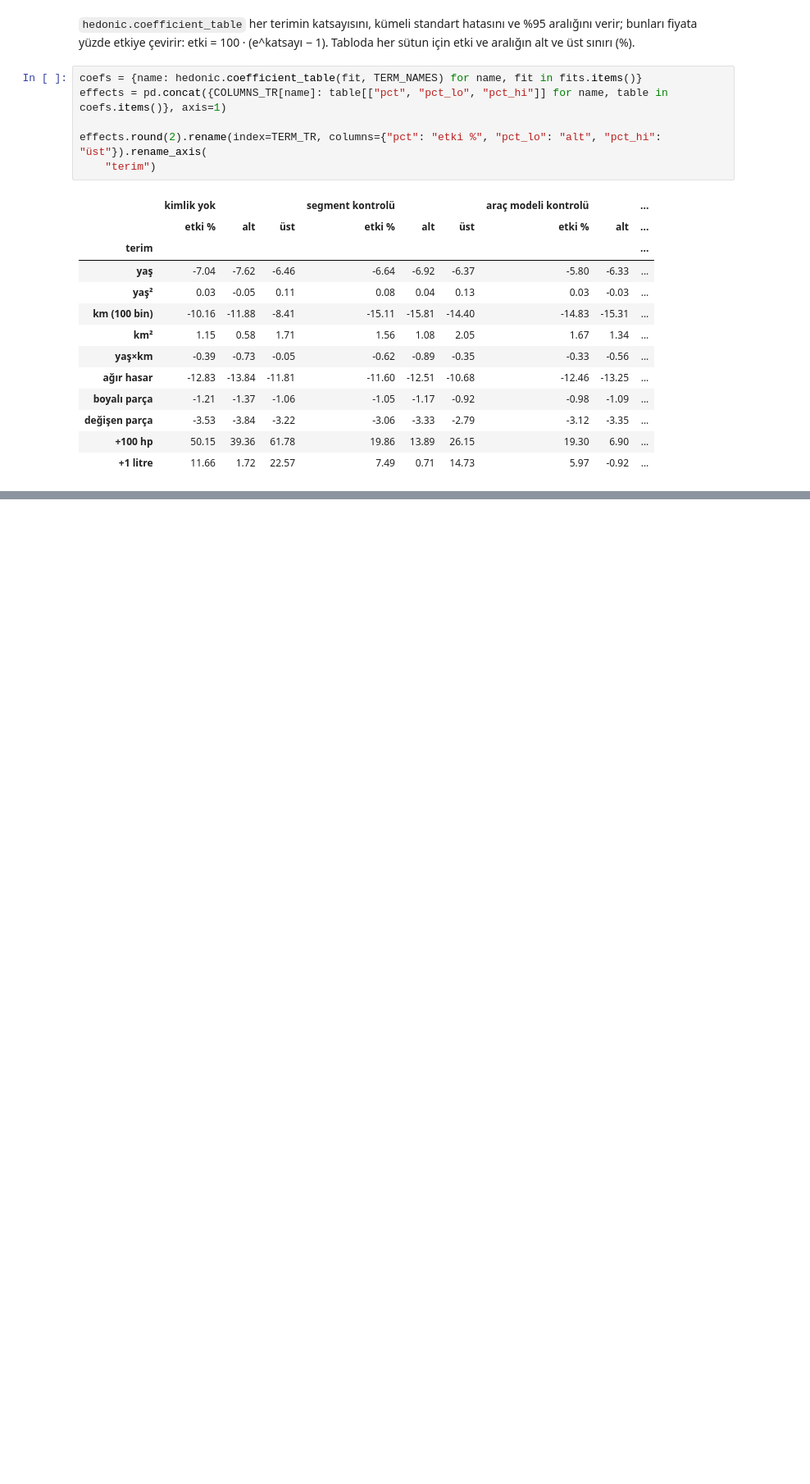
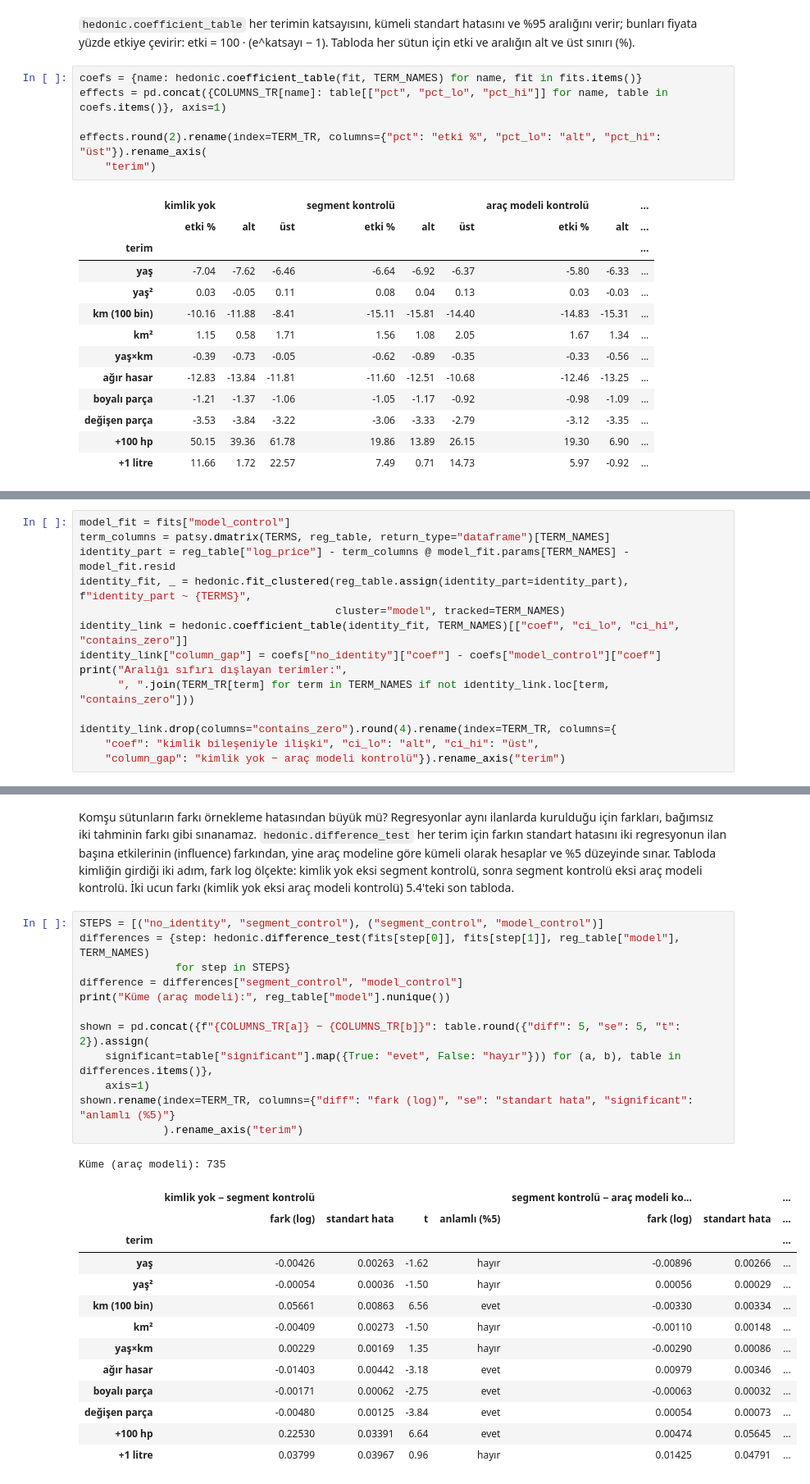
Before and after one commit to sadik-coban/car-price-prediction-pipeline, a Jupyter notebook: notebooks/2_what_drives_price.ipynb, the cells around one changed output, grey strips where cells are left out. Shown at 82% size. Drawn from its saved outputs; the diff is of its cells as text; blank space fills up the shorter version.

```diff
--- a/notebooks/2_what_drives_price.ipynb
+++ b/notebooks/2_what_drives_price.ipynb
@@ -1042,0 +803,14 @@ kalan kısım; iki katsayı birlikte okunmalı, birimleri farklı olduğu için
+# %%
+model_fit = fits["model_control"]
+term_columns = patsy.dmatrix(TERMS, reg_table, return_type="dataframe")[TERM_NAMES]
+identity_part = reg_table["log_price"] - term_columns @ model_fit.params[TERM_NAMES] - model_fit.resid
+identity_fit, _ = hedonic.fit_clustered(reg_table.assign(identity_part=identity_part), f"identity_part ~ {TERMS}",
+                                        cluster="model", tracked=TERM_NAMES)
+identity_link = hedonic.coefficient_table(identity_fit, TERM_NAMES)[["coef", "ci_lo", "ci_hi", "contains_zero"]]
+identity_link["column_gap"] = coefs["no_identity"]["coef"] - coefs["model_control"]["coef"]
+print("Aralığı sıfırı dışlayan terimler:",
+      ", ".join(TERM_TR[term] for term in TERM_NAMES if not identity_link.loc[term, "contains_zero"]))
+
+identity_link.drop(columns="contains_zero").round(4).rename(index=TERM_TR, columns={
+    "coef": "kimlik bileşeniyle ilişki", "ci_lo": "alt", "ci_hi": "üst",
+    "column_gap": "kimlik yok − araç modeli kontrolü"}).rename_axis("terim")
@@ -1042,0 +856,33 @@ kalan kısım; iki katsayı birlikte okunmalı, birimleri farklı olduğu için
+# %% [markdown]
+Komşu sütunların farkı örnekleme hatasından büyük mü? Regresyonlar aynı ilanlarda kurulduğu için farkları, bağımsız
+iki tahminin farkı gibi sınanamaz. `hedonic.difference_test` her terim için farkın standart hatasını iki regresyonun
+ilan başına etkilerinin (influence) farkından, yine araç modeline göre kümeli olarak hesaplar ve %5 düzeyinde
+sınar. Tabloda kimliğin girdiği iki adım, fark log ölçekte: kimlik yok eksi segment kontrolü, sonra segment kontrolü
+eksi araç modeli kontrolü. İki ucun farkı (kimlik yok eksi araç modeli kontrolü) 5.4'teki son tabloda.
+# %%
+STEPS = [("no_identity", "segment_control"), ("segment_control", "model_control")]
+differences = {step: hedonic.difference_test(fits[step[0]], fits[step[1]], reg_table["model"], TERM_NAMES)
+               for step in STEPS}
+difference = differences["segment_control", "model_control"]
+print("Küme (araç modeli):", reg_table["model"].nunique())
+
+shown = pd.concat({f"{COLUMNS_TR[a]} − {COLUMNS_TR[b]}": table.round({"diff": 5, "se": 5, "t": 2}).assign(
+    significant=table["significant"].map({True: "evet", False: "hayır"})) for (a, b), table in differences.items()},
+    axis=1)
+shown.rename(index=TERM_TR, columns={"diff": "fark (log)", "se": "standart hata", "significant": "anlamlı (%5)"}
+             ).rename_axis("terim")
+# %% [output]
+Küme (araç modeli): 735
+|  | kimlik yok − segment kontrolü |  |  |  | segment kontrolü − araç modeli ko... |  | ... |
+|  | fark (log) | standart hata | t | anlamlı (%5) | fark (log) | standart hata | ... |
+| terim |  |  |  |  |  |  | ... |
+| yaş | -0.00426 | 0.00263 | -1.62 | hayır | -0.00896 | 0.00266 | ... |
+| yaş² | -0.00054 | 0.00036 | -1.50 | hayır | 0.00056 | 0.00029 | ... |
+| km (100 bin) | 0.05661 | 0.00863 | 6.56 | evet | -0.00330 | 0.00334 | ... |
+| km² | -0.00409 | 0.00273 | -1.50 | hayır | -0.00110 | 0.00148 | ... |
+| yaş×km | 0.00229 | 0.00169 | 1.35 | hayır | -0.00290 | 0.00086 | ... |
+| ağır hasar | -0.01403 | 0.00442 | -3.18 | evet | 0.00979 | 0.00346 | ... |
+| boyalı parça | -0.00171 | 0.00062 | -2.75 | evet | -0.00063 | 0.00032 | ... |
+| değişen parça | -0.00480 | 0.00125 | -3.84 | evet | 0.00054 | 0.00073 | ... |
+| +100 hp | 0.22530 | 0.03391 | 6.64 | evet | 0.00474 | 0.05645 | ... |
+| +1 litre | 0.03799 | 0.03967 | 0.96 | hayır | 0.01425 | 0.04791 | ... |
```
Also changed, not shown: parts of 74 cells of this notebook, 2 other files.
